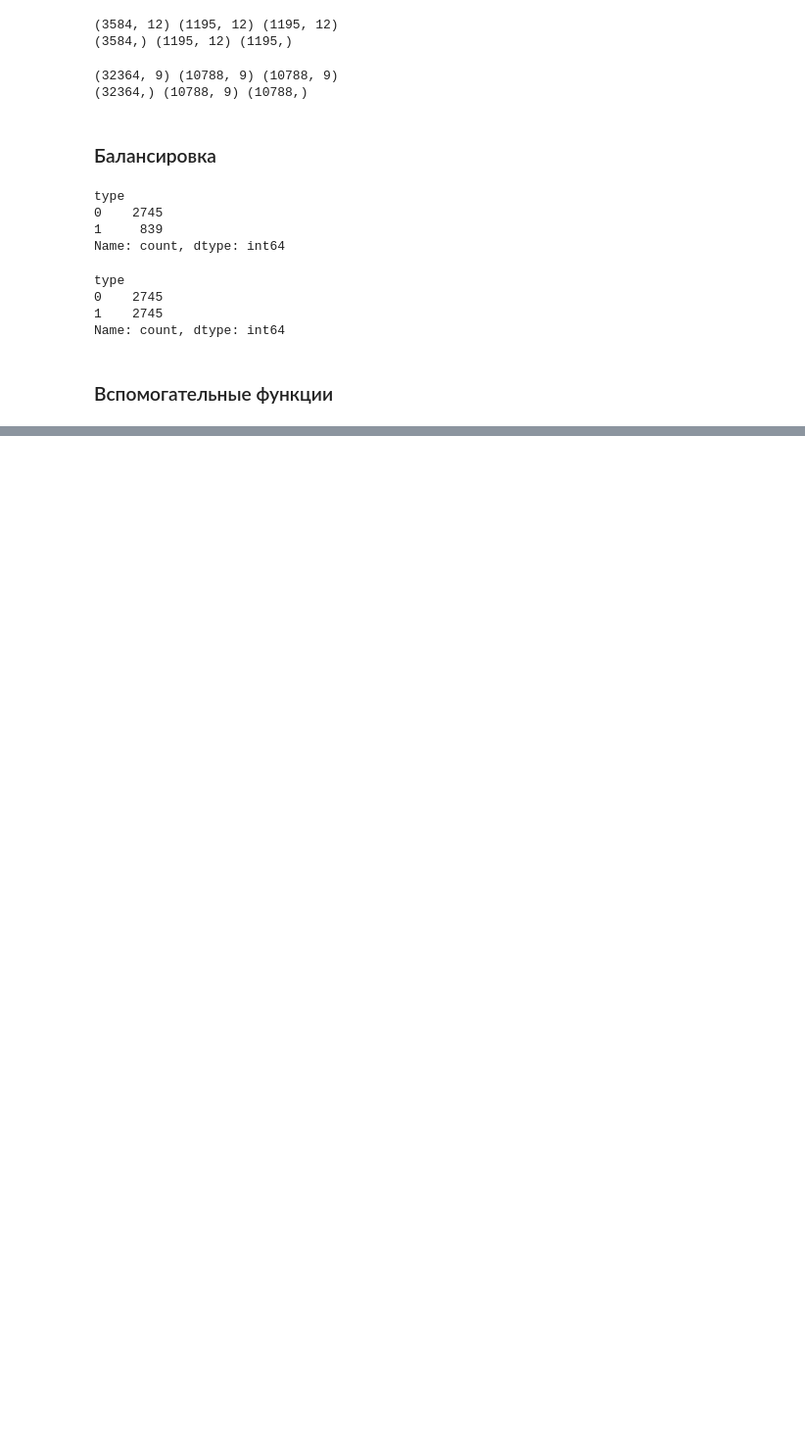
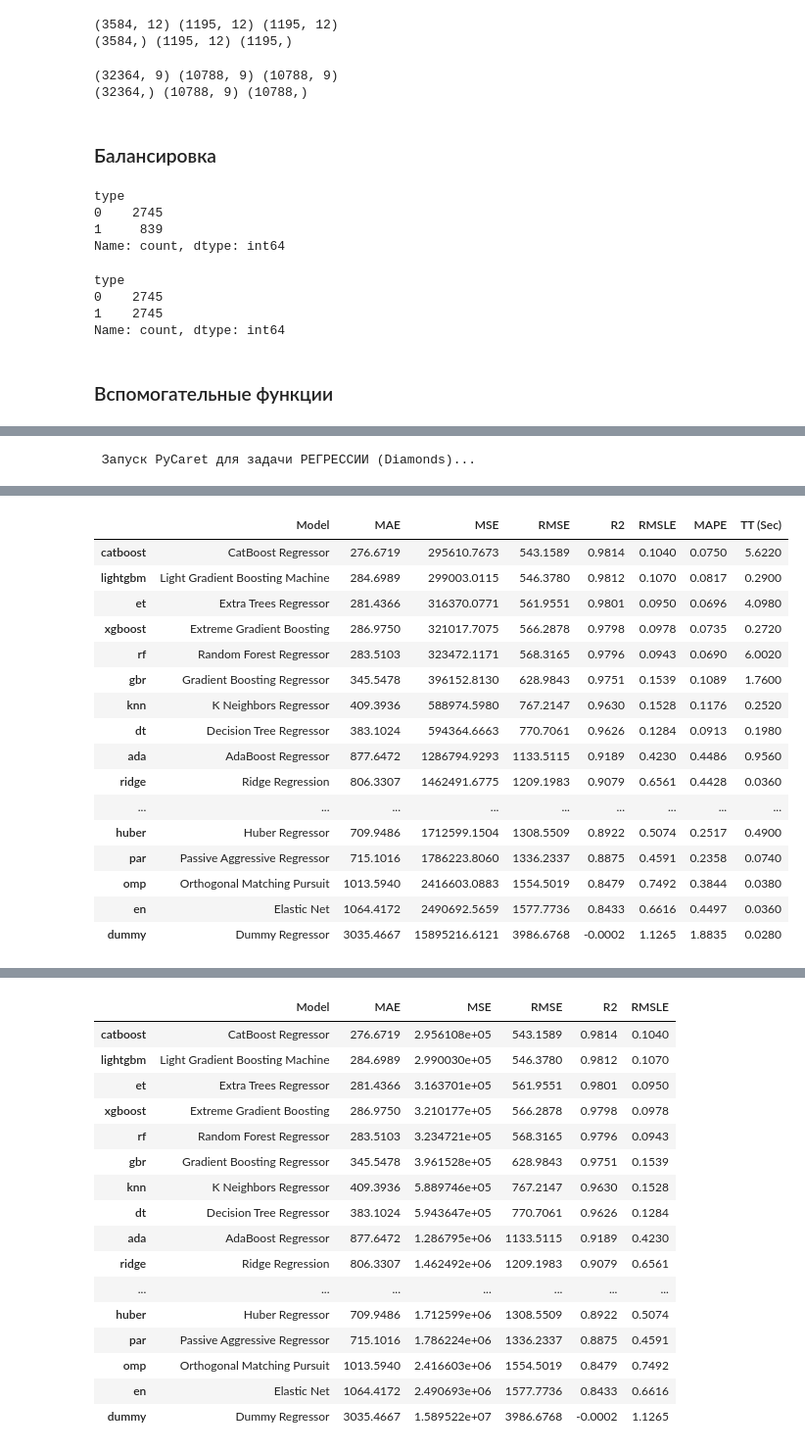
Before and after one commit to Baklanov-Daniil/master, a Jupyter notebook: mlbd/notebooks/lab4.ipynb, the cells around one changed output, grey strips where cells are left out. Shown at 98% size. Saved outputs shown, nothing was run; the diff lists cells and outputs as text; code cells hidden in the pictures; blank space fills up the shorter version.

```diff
--- a/mlbd/notebooks/lab4.ipynb
+++ b/mlbd/notebooks/lab4.ipynb
@@ -335,4 +391,4 @@ Classification: Bagging
 # %%
-train_evaluate_loop(reg_models, X_train_diamonds, y_train_diamonds, X_val_diamonds, y_val_diamonds, X_test_diamonds, y_test_diamonds, cv_diamonds, 'Regression', calculate_metrics_reg, reg_results_diamonds, is_cls=False)
+train_evaluate_loop(reg_models, X_train_diamonds, y_train_diamonds, X_val_diamonds, y_val_diamonds, X_test_diamonds, y_test_diamonds, cv_diamonds, 'Regression', calculate_metrics_reg, reg_results_diamonds)
 # %% [output]
 Regression: DecisionTree
@@ -354,0 +501,13 @@ Regression: CatBoost
+# %%
+print("\n\n Запуск PyCaret для задачи РЕГРЕССИИ (Diamonds)...")
+setup_reg(data=pd.concat([X_train_diamonds, y_train_diamonds], axis=1),
+          target='price', train_size=0.8, fold=5, verbose=False)
+
+best_reg_pycaret = compare_reg(sort='R2', n_select=10)
+pycaret_reg_results = pull_reg()
+
+reg_cols = [c for c in ['Model', 'MAE', 'MSE', 'RMSE', 'R2', 'RMSLE']
+            if c in pycaret_reg_results.columns]
+display(pycaret_reg_results[reg_cols])
+# %% [output]
+ Запуск PyCaret для задачи РЕГРЕССИИ (Diamonds)...
@@ -354,0 +515,17 @@ Regression: CatBoost
+|  | Model | MAE | MSE | RMSE | R2 | RMSLE | MAPE | TT (Sec) |
+| catboost | CatBoost Regressor | 276.6719 | 295610.7673 | 543.1589 | 0.9814 | 0.1040 | 0.0750 | 5.6220 |
+| lightgbm | Light Gradient Boosting Machine | 284.6989 | 299003.0115 | 546.3780 | 0.9812 | 0.1070 | 0.0817 | 0.2900 |
+| et | Extra Trees Regressor | 281.4366 | 316370.0771 | 561.9551 | 0.9801 | 0.0950 | 0.0696 | 4.0980 |
+| xgboost | Extreme Gradient Boosting | 286.9750 | 321017.7075 | 566.2878 | 0.9798 | 0.0978 | 0.0735 | 0.2720 |
+| rf | Random Forest Regressor | 283.5103 | 323472.1171 | 568.3165 | 0.9796 | 0.0943 | 0.0690 | 6.0020 |
+| gbr | Gradient Boosting Regressor | 345.5478 | 396152.8130 | 628.9843 | 0.9751 | 0.1539 | 0.1089 | 1.7600 |
+| knn | K Neighbors Regressor | 409.3936 | 588974.5980 | 767.2147 | 0.9630 | 0.1528 | 0.1176 | 0.2520 |
+| dt | Decision Tree Regressor | 383.1024 | 594364.6663 | 770.7061 | 0.9626 | 0.1284 | 0.0913 | 0.1980 |
+| ada | AdaBoost Regressor | 877.6472 | 1286794.9293 | 1133.5115 | 0.9189 | 0.4230 | 0.4486 | 0.9560 |
+| ridge | Ridge Regression | 806.3307 | 1462491.6775 | 1209.1983 | 0.9079 | 0.6561 | 0.4428 | 0.0360 |
+| ... | ... | ... | ... | ... | ... | ... | ... | ... |
+| huber | Huber Regressor | 709.9486 | 1712599.1504 | 1308.5509 | 0.8922 | 0.5074 | 0.2517 | 0.4900 |
+| par | Passive Aggressive Regressor | 715.1016 | 1786223.8060 | 1336.2337 | 0.8875 | 0.4591 | 0.2358 | 0.0740 |
+| omp | Orthogonal Matching Pursuit | 1013.5940 | 2416603.0883 | 1554.5019 | 0.8479 | 0.7492 | 0.3844 | 0.0380 |
+| en | Elastic Net | 1064.4172 | 2490692.5659 | 1577.7736 | 0.8433 | 0.6616 | 0.4497 | 0.0360 |
+| dummy | Dummy Regressor | 3035.4667 | 15895216.6121 | 3986.6768 | -0.0002 | 1.1265 | 1.8835 | 0.0280 |
@@ -354,0 +533,17 @@ Regression: CatBoost
+|  | Model | MAE | MSE | RMSE | R2 | RMSLE |
+| catboost | CatBoost Regressor | 276.6719 | 2.956108e+05 | 543.1589 | 0.9814 | 0.1040 |
+| lightgbm | Light Gradient Boosting Machine | 284.6989 | 2.990030e+05 | 546.3780 | 0.9812 | 0.1070 |
+| et | Extra Trees Regressor | 281.4366 | 3.163701e+05 | 561.9551 | 0.9801 | 0.0950 |
+| xgboost | Extreme Gradient Boosting | 286.9750 | 3.210177e+05 | 566.2878 | 0.9798 | 0.0978 |
+| rf | Random Forest Regressor | 283.5103 | 3.234721e+05 | 568.3165 | 0.9796 | 0.0943 |
+| gbr | Gradient Boosting Regressor | 345.5478 | 3.961528e+05 | 628.9843 | 0.9751 | 0.1539 |
+| knn | K Neighbors Regressor | 409.3936 | 5.889746e+05 | 767.2147 | 0.9630 | 0.1528 |
+| dt | Decision Tree Regressor | 383.1024 | 5.943647e+05 | 770.7061 | 0.9626 | 0.1284 |
+| ada | AdaBoost Regressor | 877.6472 | 1.286795e+06 | 1133.5115 | 0.9189 | 0.4230 |
+| ridge | Ridge Regression | 806.3307 | 1.462492e+06 | 1209.1983 | 0.9079 | 0.6561 |
+| ... | ... | ... | ... | ... | ... | ... |
+| huber | Huber Regressor | 709.9486 | 1.712599e+06 | 1308.5509 | 0.8922 | 0.5074 |
+| par | Passive Aggressive Regressor | 715.1016 | 1.786224e+06 | 1336.2337 | 0.8875 | 0.4591 |
+| omp | Orthogonal Matching Pursuit | 1013.5940 | 2.416603e+06 | 1554.5019 | 0.8479 | 0.7492 |
+| en | Elastic Net | 1064.4172 | 2.490693e+06 | 1577.7736 | 0.8433 | 0.6616 |
+| dummy | Dummy Regressor | 3035.4667 | 1.589522e+07 | 3986.6768 | -0.0002 | 1.1265 |
```
Also changed, not shown: parts of 14 cells of this notebook.
